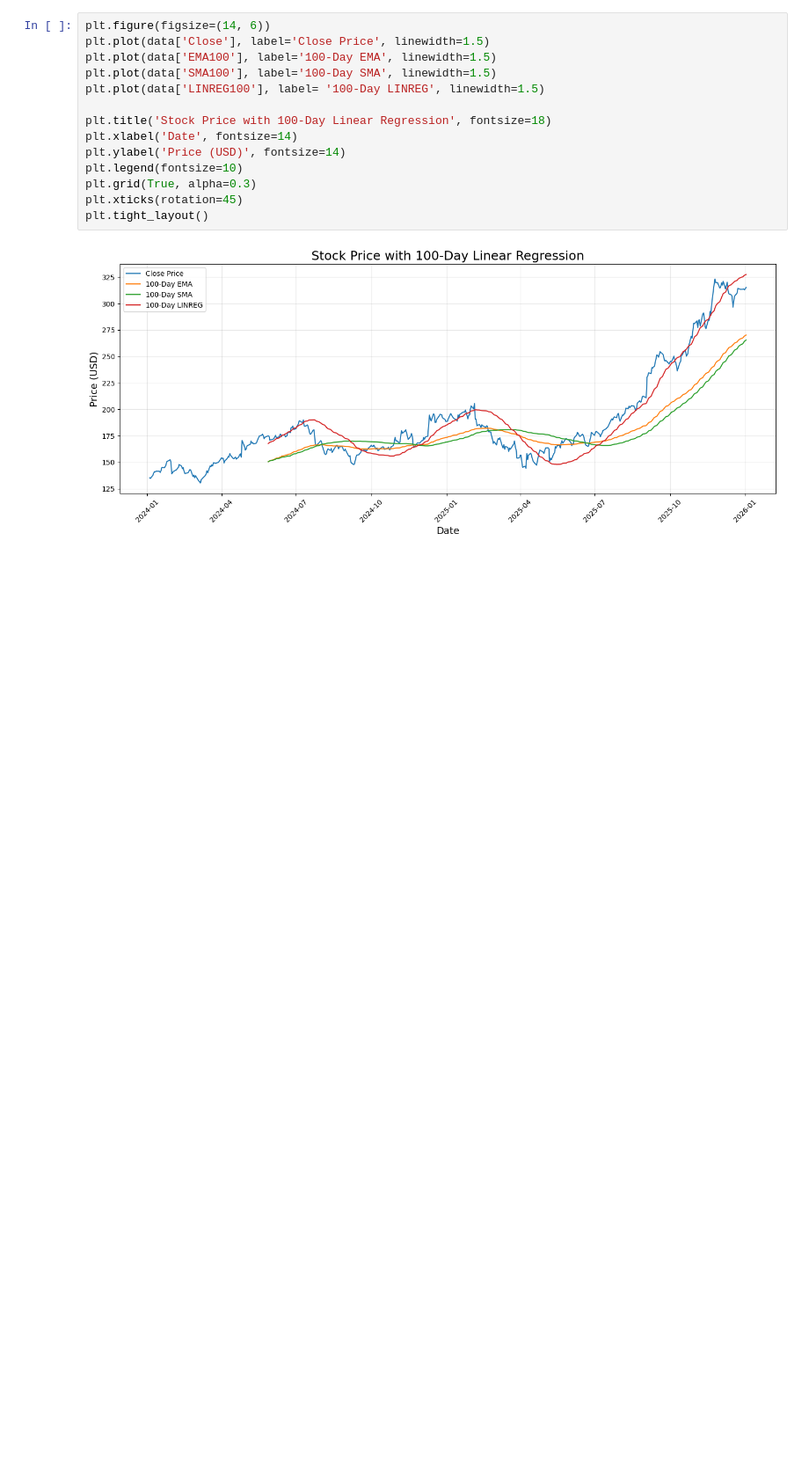
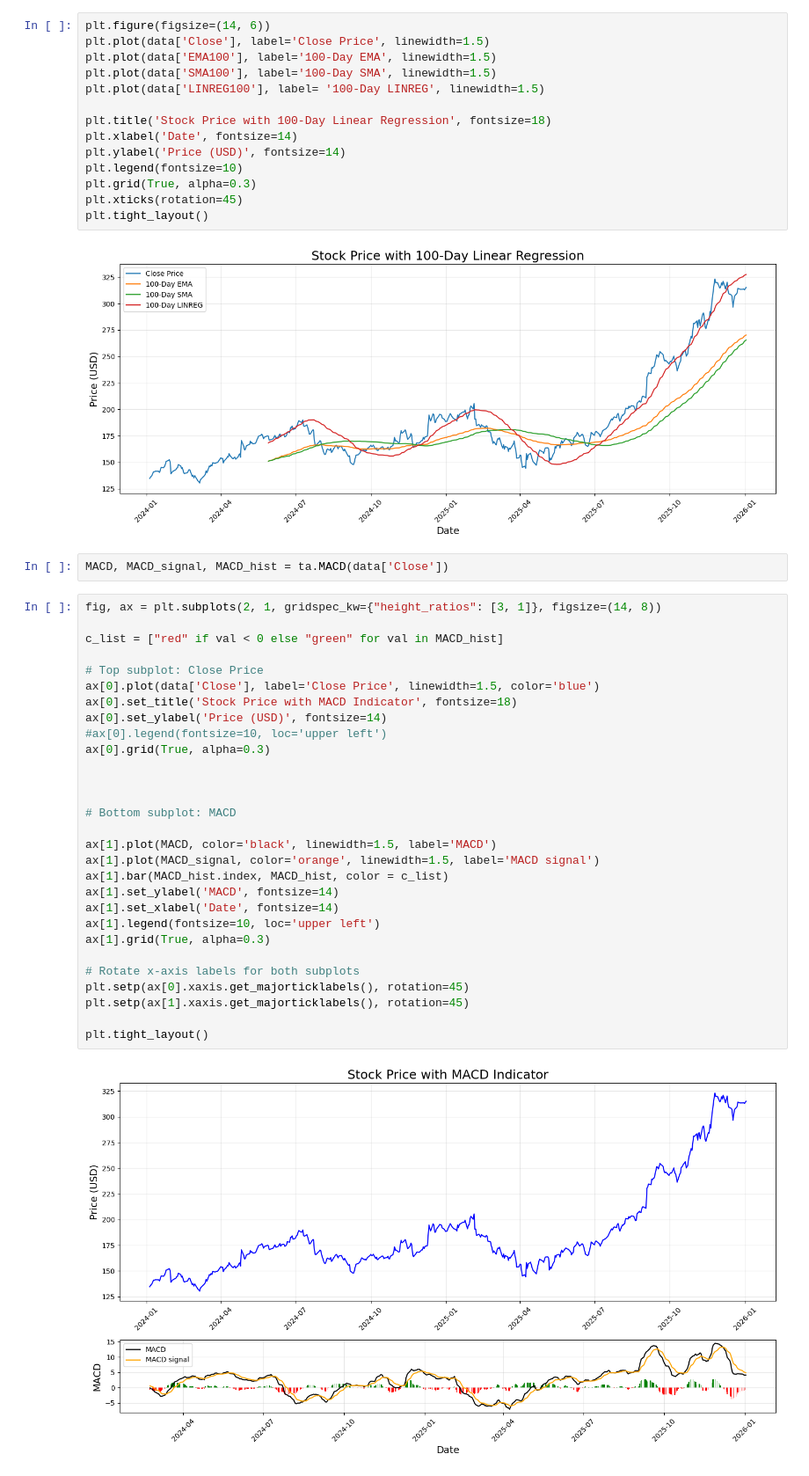
Before and after one commit to JamesDuf/UW-WIM2026-StockAnalysis, a Jupyter notebook: notebook.ipynb, the cells around one changed output. Shown at 88% size. Saved outputs shown, nothing was run; the diff lists cells and outputs as text; blank space fills up the shorter version.

Commit message:
MACD

```diff
--- a/notebook.ipynb
+++ b/notebook.ipynb
@@ -254,3 +252,36 @@ plt.xticks(rotation=45)
 plt.tight_layout()
 # %% [output]
 [figure]
+# %%
+MACD, MACD_signal, MACD_hist = ta.MACD(data['Close'])
+# %%
+fig, ax = plt.subplots(2, 1, gridspec_kw={"height_ratios": [3, 1]}, figsize=(14, 8))
+
+c_list = ["red" if val < 0 else "green" for val in MACD_hist]
+
+# Top subplot: Close Price
+ax[0].plot(data['Close'], label='Close Price', linewidth=1.5, color='blue')
+ax[0].set_title('Stock Price with MACD Indicator', fontsize=18)
+ax[0].set_ylabel('Price (USD)', fontsize=14)
+#ax[0].legend(fontsize=10, loc='upper left')
+ax[0].grid(True, alpha=0.3)
+
+
+
+# Bottom subplot: MACD
+
+ax[1].plot(MACD, color='black', linewidth=1.5, label='MACD')
+ax[1].plot(MACD_signal, color='orange', linewidth=1.5, label='MACD signal')
+ax[1].bar(MACD_hist.index, MACD_hist, color = c_list)
+ax[1].set_ylabel('MACD', fontsize=14)
+ax[1].set_xlabel('Date', fontsize=14)
+ax[1].legend(fontsize=10, loc='upper left')
+ax[1].grid(True, alpha=0.3)
+
+# Rotate x-axis labels for both subplots
+plt.setp(ax[0].xaxis.get_majorticklabels(), rotation=45)
+plt.setp(ax[1].xaxis.get_majorticklabels(), rotation=45)
+
+plt.tight_layout()
+# %% [output]
+[figure, added]
```
Also changed, not shown: parts of 2 cells of this notebook.
